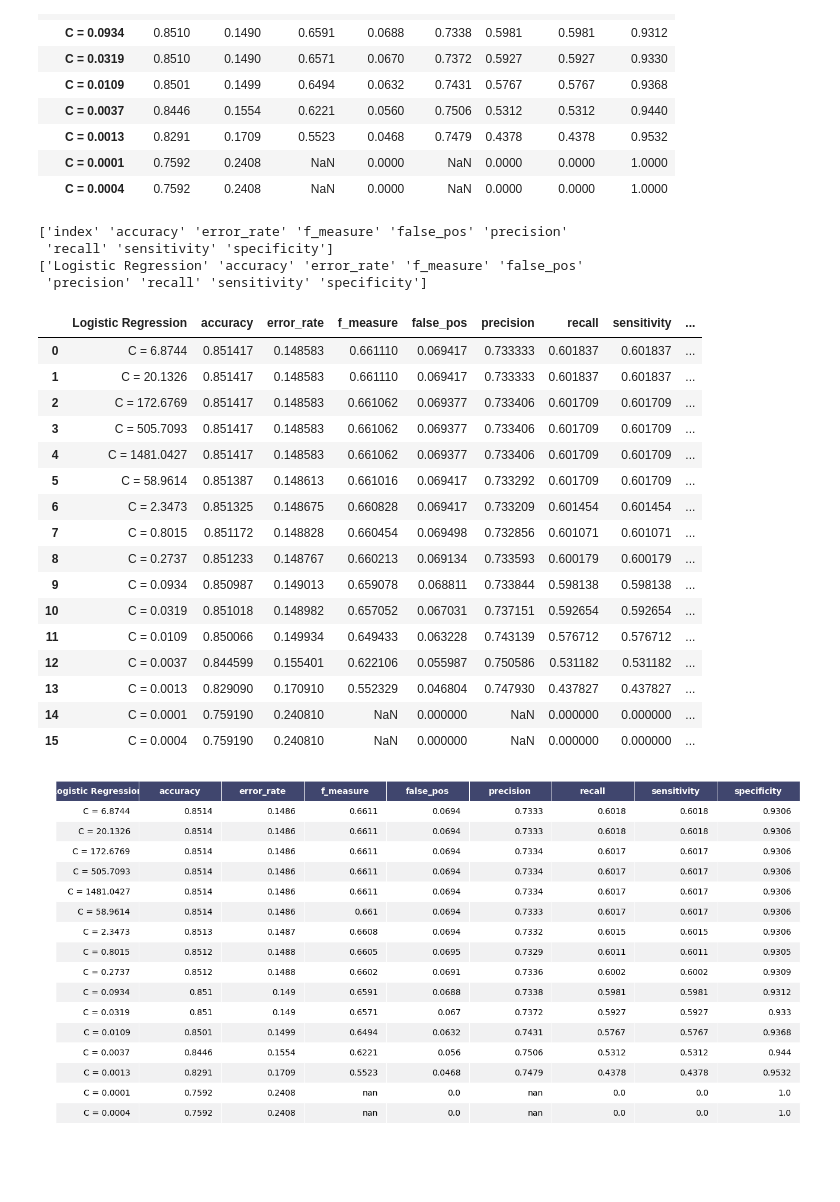
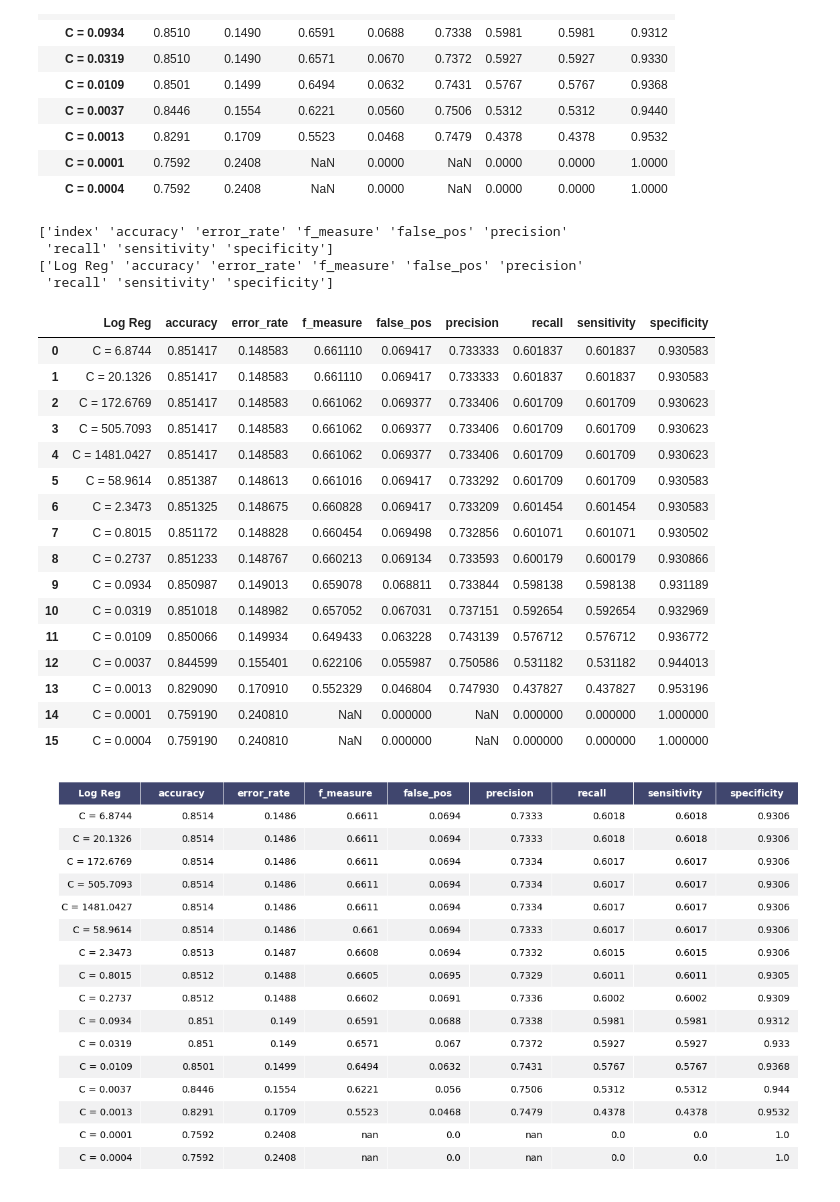
Before and after one commit to amcheng/adult-income-analysis, a Jupyter notebook: logisticRegression.ipynb, the cells around one changed output. Drawn from its saved outputs; the diff is of its cells as text; code cells hidden in the pictures; blank space fills up the shorter version.

```diff
--- a/logisticRegression.ipynb
+++ b/logisticRegression.ipynb
@@ -266,32 +266,32 @@ def render_mpl_table(data, col_width=3.0, row_height=0.625, font_size=14,
 # %%
 tmp_dataframe = ovl_log.copy()
 tmp_dataframe.reset_index(inplace = True)
 print(tmp_dataframe.columns.values)
-tmp_dataframe.rename(columns={"index" : "Logistic Regression"},inplace=True)
+tmp_dataframe.rename(columns={"index" : "Log Reg"},inplace=True)
 print(tmp_dataframe.columns.values)
 display(tmp_dataframe)
-render_mpl_table(tmp_dataframe.round(4), header_columns=0, col_width=2.5)
+render_mpl_table(tmp_dataframe.round(4), header_columns=0, col_width=2.2)
 plt.savefig("log_table.png")
 # %% [output]
 ['index' 'accuracy' 'error_rate' 'f_measure' 'false_pos' 'precision'
  'recall' 'sensitivity' 'specificity']
-['Logistic Regression' 'accuracy' 'error_rate' 'f_measure' 'false_pos'
- 'precision' 'recall' 'sensitivity' 'specificity']
+['Log Reg' 'accuracy' 'error_rate' 'f_measure' 'false_pos' 'precision'
+ 'recall' 'sensitivity' 'specificity']
-|  | Logistic Regression | accuracy | error_rate | f_measure | false_pos | precision | recall | sensitivity | ... |
-| 0 | C = 6.8744 | 0.851417 | 0.148583 | 0.661110 | 0.069417 | 0.733333 | 0.601837 | 0.601837 | ... |
-| 1 | C = 20.1326 | 0.851417 | 0.148583 | 0.661110 | 0.069417 | 0.733333 | 0.601837 | 0.601837 | ... |
-| 2 | C = 172.6769 | 0.851417 | 0.148583 | 0.661062 | 0.069377 | 0.733406 | 0.601709 | 0.601709 | ... |
-| 3 | C = 505.7093 | 0.851417 | 0.148583 | 0.661062 | 0.069377 | 0.733406 | 0.601709 | 0.601709 | ... |
-| 4 | C = 1481.0427 | 0.851417 | 0.148583 | 0.661062 | 0.069377 | 0.733406 | 0.601709 | 0.601709 | ... |
-| 5 | C = 58.9614 | 0.851387 | 0.148613 | 0.661016 | 0.069417 | 0.733292 | 0.601709 | 0.601709 | ... |
-| 6 | C = 2.3473 | 0.851325 | 0.148675 | 0.660828 | 0.069417 | 0.733209 | 0.601454 | 0.601454 | ... |
-| 7 | C = 0.8015 | 0.851172 | 0.148828 | 0.660454 | 0.069498 | 0.732856 | 0.601071 | 0.601071 | ... |
-| 8 | C = 0.2737 | 0.851233 | 0.148767 | 0.660213 | 0.069134 | 0.733593 | 0.600179 | 0.600179 | ... |
-| 9 | C = 0.0934 | 0.850987 | 0.149013 | 0.659078 | 0.068811 | 0.733844 | 0.598138 | 0.598138 | ... |
-| 10 | C = 0.0319 | 0.851018 | 0.148982 | 0.657052 | 0.067031 | 0.737151 | 0.592654 | 0.592654 | ... |
-| 11 | C = 0.0109 | 0.850066 | 0.149934 | 0.649433 | 0.063228 | 0.743139 | 0.576712 | 0.576712 | ... |
-| 12 | C = 0.0037 | 0.844599 | 0.155401 | 0.622106 | 0.055987 | 0.750586 | 0.531182 | 0.531182 | ... |
-| 13 | C = 0.0013 | 0.829090 | 0.170910 | 0.552329 | 0.046804 | 0.747930 | 0.437827 | 0.437827 | ... |
-| 14 | C = 0.0001 | 0.759190 | 0.240810 | NaN | 0.000000 | NaN | 0.000000 | 0.000000 | ... |
-| 15 | C = 0.0004 | 0.759190 | 0.240810 | NaN | 0.000000 | NaN | 0.000000 | 0.000000 | ... |
+|  | Log Reg | accuracy | error_rate | f_measure | false_pos | precision | recall | sensitivity | specificity |
+| 0 | C = 6.8744 | 0.851417 | 0.148583 | 0.661110 | 0.069417 | 0.733333 | 0.601837 | 0.601837 | 0.930583 |
+| 1 | C = 20.1326 | 0.851417 | 0.148583 | 0.661110 | 0.069417 | 0.733333 | 0.601837 | 0.601837 | 0.930583 |
+| 2 | C = 172.6769 | 0.851417 | 0.148583 | 0.661062 | 0.069377 | 0.733406 | 0.601709 | 0.601709 | 0.930623 |
+| 3 | C = 505.7093 | 0.851417 | 0.148583 | 0.661062 | 0.069377 | 0.733406 | 0.601709 | 0.601709 | 0.930623 |
+| 4 | C = 1481.0427 | 0.851417 | 0.148583 | 0.661062 | 0.069377 | 0.733406 | 0.601709 | 0.601709 | 0.930623 |
+| 5 | C = 58.9614 | 0.851387 | 0.148613 | 0.661016 | 0.069417 | 0.733292 | 0.601709 | 0.601709 | 0.930583 |
+| 6 | C = 2.3473 | 0.851325 | 0.148675 | 0.660828 | 0.069417 | 0.733209 | 0.601454 | 0.601454 | 0.930583 |
+| 7 | C = 0.8015 | 0.851172 | 0.148828 | 0.660454 | 0.069498 | 0.732856 | 0.601071 | 0.601071 | 0.930502 |
+| 8 | C = 0.2737 | 0.851233 | 0.148767 | 0.660213 | 0.069134 | 0.733593 | 0.600179 | 0.600179 | 0.930866 |
+| 9 | C = 0.0934 | 0.850987 | 0.149013 | 0.659078 | 0.068811 | 0.733844 | 0.598138 | 0.598138 | 0.931189 |
+| 10 | C = 0.0319 | 0.851018 | 0.148982 | 0.657052 | 0.067031 | 0.737151 | 0.592654 | 0.592654 | 0.932969 |
+| 11 | C = 0.0109 | 0.850066 | 0.149934 | 0.649433 | 0.063228 | 0.743139 | 0.576712 | 0.576712 | 0.936772 |
+| 12 | C = 0.0037 | 0.844599 | 0.155401 | 0.622106 | 0.055987 | 0.750586 | 0.531182 | 0.531182 | 0.944013 |
+| 13 | C = 0.0013 | 0.829090 | 0.170910 | 0.552329 | 0.046804 | 0.747930 | 0.437827 | 0.437827 | 0.953196 |
+| 14 | C = 0.0001 | 0.759190 | 0.240810 | NaN | 0.000000 | NaN | 0.000000 | 0.000000 | 1.000000 |
+| 15 | C = 0.0004 | 0.759190 | 0.240810 | NaN | 0.000000 | NaN | 0.000000 | 0.000000 | 1.000000 |
-[figure, old version]
+[figure, new version]
```
Also changed, not shown: parts of 1 cell of this notebook, 1 other file.
